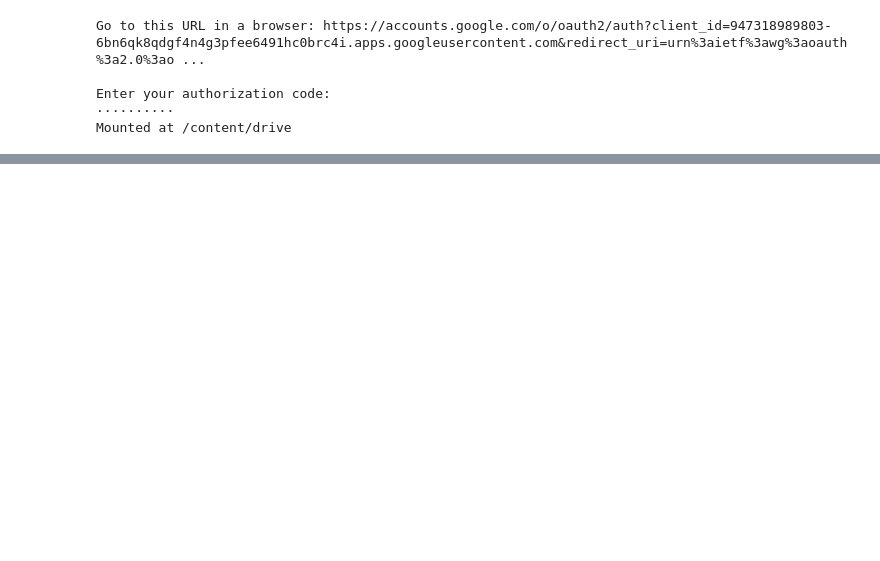
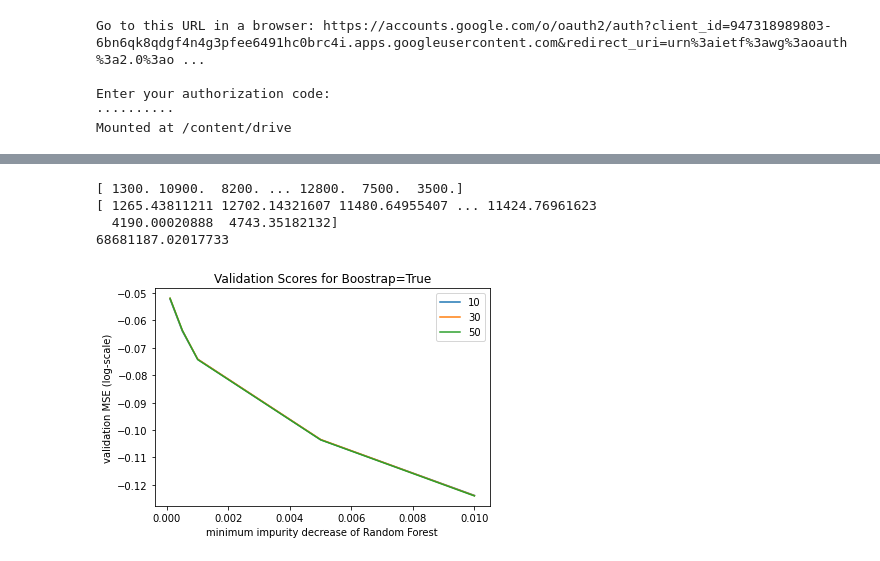
Before and after one commit to edliu2/UsedCarsProject, a Jupyter notebook: RandomForestReg.ipynb, the cells around one changed output, grey strips where cells are left out. Saved outputs shown, nothing was run; the diff lists cells and outputs as text; code cells hidden in the pictures; blank space fills up the shorter version.

Commit message:
re-ran grid search and plotted results

```diff
--- a/RandomForestReg.ipynb
+++ b/RandomForestReg.ipynb
@@ -105,0 +94,33 @@ Fitting 10 folds for each of 12 candidates, totalling 120 fits
+# %%
+print(10**y_test)
+print(10**y_pred)
+print(mean_squared_error(10**y_test,10**y_pred))
+# %% [output]
+[ 1300. 10900.  8200. ... 12800.  7500.  3500.]
+[ 1265.43811211 12702.14321607 11480.64955407 ... 11424.76961623
+  4190.00020888  4743.35182132]
+68681187.02017733
+# %%
+##runtime crashed, copying result from above:
+
+mean_scores = np.array([-0.05219063, -0.05188346, -0.05190154, -0.06390886, -0.0636155 ,
+       -0.06358362, -0.07416507, -0.07410867, -0.07427663, -0.10353169,
+       -0.10344443, -0.10357986, -0.12385109, -0.12393154, -0.12403534,
+       -0.05520944, -0.05520944, -0.05520944, -0.06685344, -0.06685344,
+       -0.06685344, -0.0772552 , -0.0772552 , -0.0772552 , -0.10481646,
+       -0.10481646, -0.10481646, -0.124201  , -0.124201  , -0.124201  ]).reshape(2,5,3)
+# %%
+grid_param = dict(rf__n_estimators=[10, 30, 50],
+                  rf__min_impurity_decrease=[0.0001, 0.0005, 0.001, 0.005, 0.01],
+                  rf__bootstrap=[True,False])
+plt.plot(grid_param['rf__min_impurity_decrease'], mean_scores[0,:,0],
+         grid_param['rf__min_impurity_decrease'], mean_scores[0,:,1],
+         grid_param['rf__min_impurity_decrease'], mean_scores[0,:,2]
+         )
+plt.ylabel('validation MSE (log-scale)')
+plt.xlabel('minimum impurity decrease of Random Forest')
+plt.title('Validation Scores for Boostrap=True')
+plt.legend(grid_param['rf__n_estimators'])
+plt.show()
+# %% [output]
+[figure, added]
```
Also changed, not shown: parts of 2 cells of this notebook.
